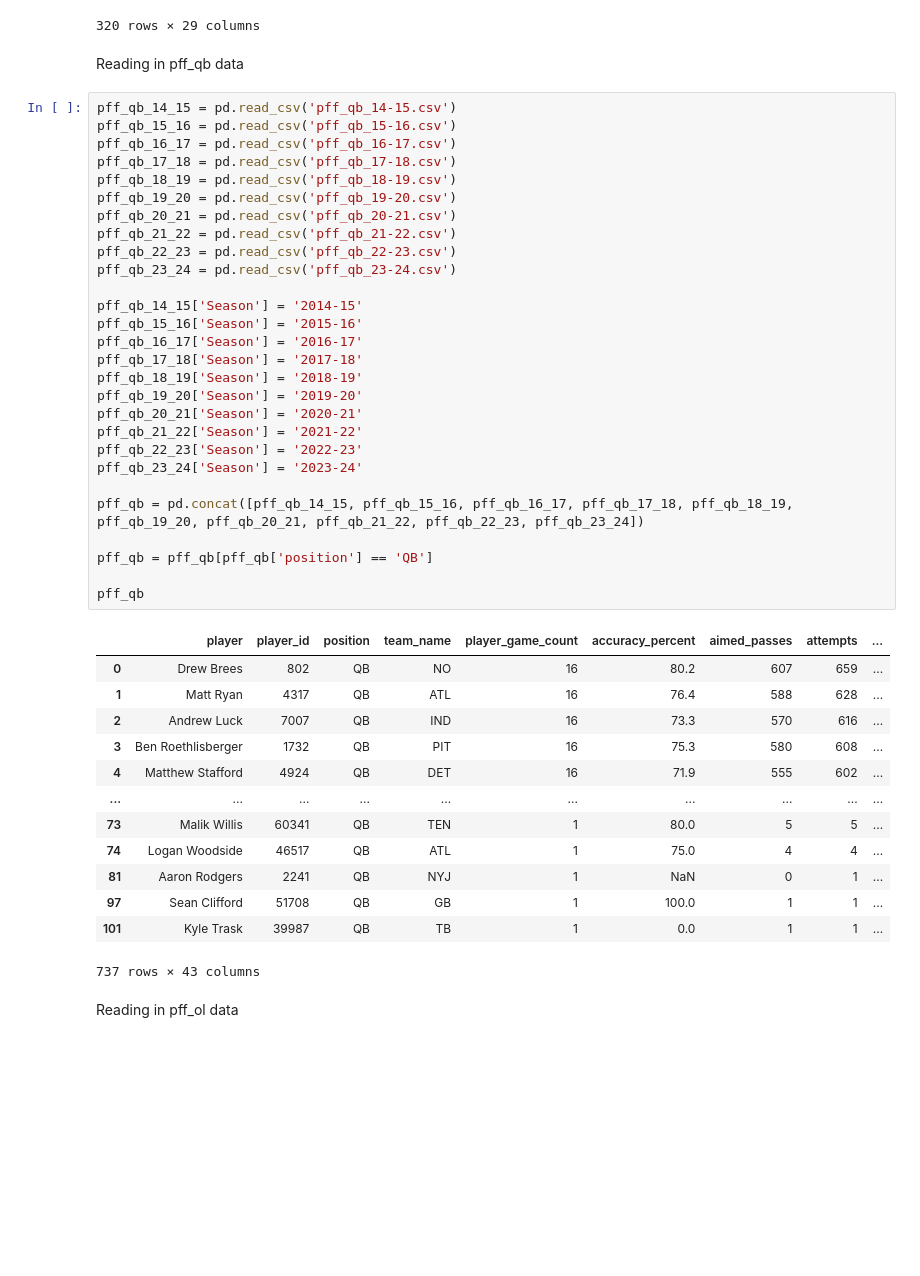
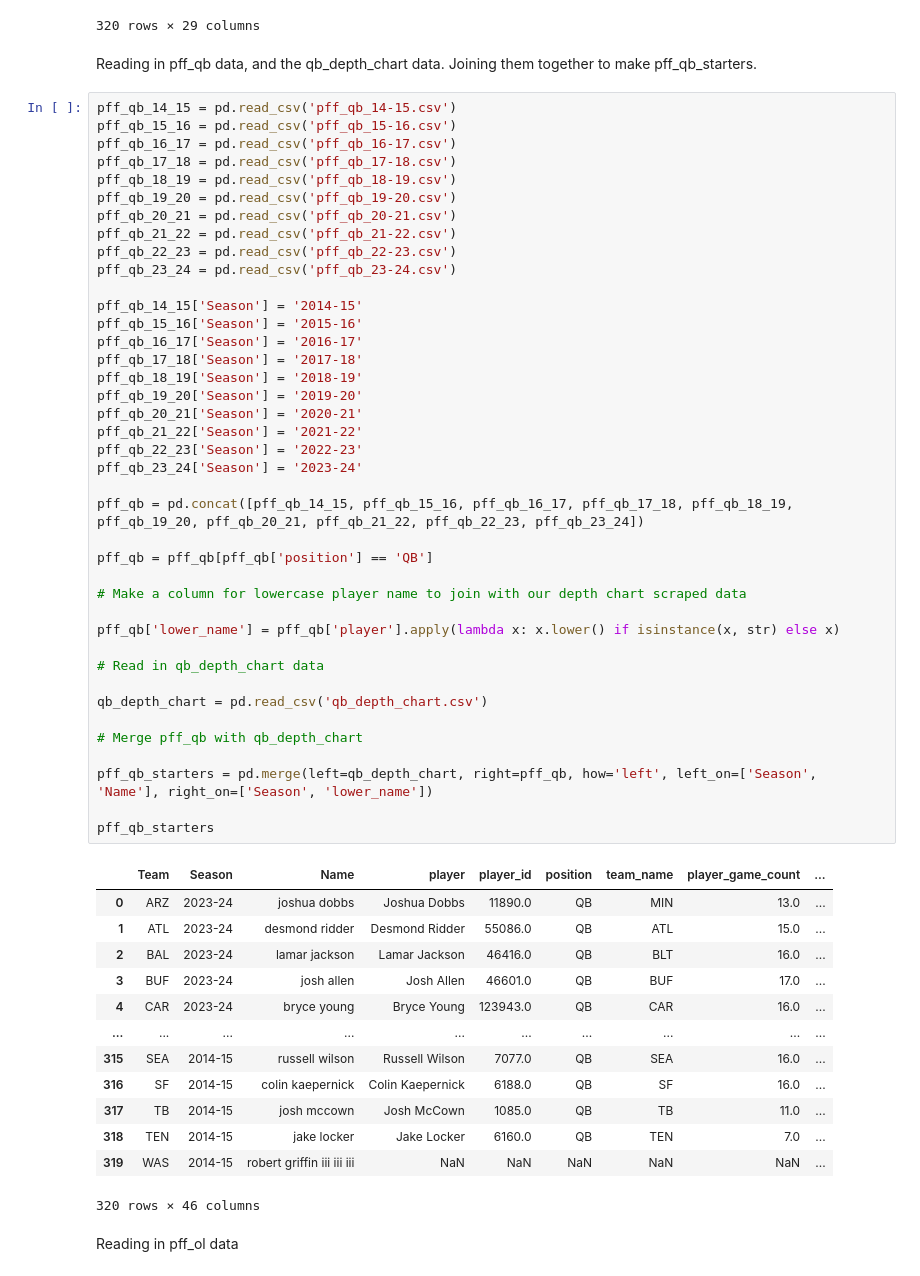
Before and after one commit to scottbwinner/NFL-Models, a Jupyter notebook: WR Model/WR Model.ipynb, the cells around one changed output. Drawn from its saved outputs; the diff is of its cells as text; blank space fills up the shorter version.

Commit message:
Successfully scraped, cleaned, and joined qb depth chart data

```diff
--- a/WR Model/WR Model.ipynb
+++ b/WR Model/WR Model.ipynb
@@ -310,50 +311,62 @@ pfr_tm_off
 | 30 | 31.0 | New England Patriots | 17.0 | 236.0 | 4696.0 | 1020.0 | 4.6 | 29.0 | 8.0 | 261.0 | ... | ... |
 | 31 | 32.0 | Carolina Panthers | 17.0 | 236.0 | 4510.0 | 1096.0 | 4.1 | 20.0 | 10.0 | 297.0 | ... | ... |
 320 rows × 29 columns
-# %% [markdown]
-Reading in pff_qb data
+# %% [markdown]
+Reading in pff_qb data, and the qb_depth_chart data. Joining them together to make pff_qb_starters.
 # %%
 pff_qb_14_15 = pd.read_csv('pff_qb_14-15.csv')
 pff_qb_15_16 = pd.read_csv('pff_qb_15-16.csv')
 pff_qb_16_17 = pd.read_csv('pff_qb_16-17.csv')
 pff_qb_17_18 = pd.read_csv('pff_qb_17-18.csv')
 pff_qb_18_19 = pd.read_csv('pff_qb_18-19.csv')
 pff_qb_19_20 = pd.read_csv('pff_qb_19-20.csv')
 pff_qb_20_21 = pd.read_csv('pff_qb_20-21.csv')
 pff_qb_21_22 = pd.read_csv('pff_qb_21-22.csv')
 pff_qb_22_23 = pd.read_csv('pff_qb_22-23.csv')
 pff_qb_23_24 = pd.read_csv('pff_qb_23-24.csv')
 
 pff_qb_14_15['Season'] = '2014-15'
 pff_qb_15_16['Season'] = '2015-16'
 pff_qb_16_17['Season'] = '2016-17'
 pff_qb_17_18['Season'] = '2017-18'
 pff_qb_18_19['Season'] = '2018-19'
 pff_qb_19_20['Season'] = '2019-20'
 pff_qb_20_21['Season'] = '2020-21'
 pff_qb_21_22['Season'] = '2021-22'
 pff_qb_22_23['Season'] = '2022-23'
 pff_qb_23_24['Season'] = '2023-24'
 
 pff_qb = pd.concat([pff_qb_14_15, pff_qb_15_16, pff_qb_16_17, pff_qb_17_18, pff_qb_18_19, pff_qb_19_20, pff_qb_20_21, pff_qb_21_22, pff_qb_22_23, pff_qb_23_24])
 
 pff_qb = pff_qb[pff_qb['position'] == 'QB']
 
-pff_qb
+# Make a column for lowercase player name to join with our depth chart scraped data
+
+pff_qb['lower_name'] = pff_qb['player'].apply(lambda x: x.lower() if isinstance(x, str) else x)
+
+# Read in qb_depth_chart data
+
+qb_depth_chart = pd.read_csv('qb_depth_chart.csv')
+
+# Merge pff_qb with qb_depth_chart
+
+pff_qb_starters = pd.merge(left=qb_depth_chart, right=pff_qb, how='left', left_on=['Season', 'Name'], right_on=['Season', 'lower_name'])
+
+pff_qb_starters
 # %% [output]
-|  | player | player_id | position | team_name | player_game_count | accuracy_percent | aimed_passes | attempts | ... |
-| 0 | Drew Brees | 802 | QB | NO | 16 | 80.2 | 607 | 659 | ... |
-| 1 | Matt Ryan | 4317 | QB | ATL | 16 | 76.4 | 588 | 628 | ... |
-| 2 | Andrew Luck | 7007 | QB | IND | 16 | 73.3 | 570 | 616 | ... |
-| 3 | Ben Roethlisberger | 1732 | QB | PIT | 16 | 75.3 | 580 | 608 | ... |
-| 4 | Matthew Stafford | 4924 | QB | DET | 16 | 71.9 | 555 | 602 | ... |
+|  | Team | Season | Name | player | player_id | position | team_name | player_game_count | ... |
+| 0 | ARZ | 2023-24 | joshua dobbs | Joshua Dobbs | 11890.0 | QB | MIN | 13.0 | ... |
+| 1 | ATL | 2023-24 | desmond ridder | Desmond Ridder | 55086.0 | QB | ATL | 15.0 | ... |
+| 2 | BAL | 2023-24 | lamar jackson | Lamar Jackson | 46416.0 | QB | BLT | 16.0 | ... |
+| 3 | BUF | 2023-24 | josh allen | Josh Allen | 46601.0 | QB | BUF | 17.0 | ... |
+| 4 | CAR | 2023-24 | bryce young | Bryce Young | 123943.0 | QB | CAR | 16.0 | ... |
 | ... | ... | ... | ... | ... | ... | ... | ... | ... | ... |
-| 73 | Malik Willis | 60341 | QB | TEN | 1 | 80.0 | 5 | 5 | ... |
-| 74 | Logan Woodside | 46517 | QB | ATL | 1 | 75.0 | 4 | 4 | ... |
-| 81 | Aaron Rodgers | 2241 | QB | NYJ | 1 | NaN | 0 | 1 | ... |
-| 97 | Sean Clifford | 51708 | QB | GB | 1 | 100.0 | 1 | 1 | ... |
-| 101 | Kyle Trask | 39987 | QB | TB | 1 | 0.0 | 1 | 1 | ... |
+| 315 | SEA | 2014-15 | russell wilson | Russell Wilson | 7077.0 | QB | SEA | 16.0 | ... |
+| 316 | SF | 2014-15 | colin kaepernick | Colin Kaepernick | 6188.0 | QB | SF | 16.0 | ... |
+| 317 | TB | 2014-15 | josh mccown | Josh McCown | 1085.0 | QB | TB | 11.0 | ... |
+| 318 | TEN | 2014-15 | jake locker | Jake Locker | 6160.0 | QB | TEN | 7.0 | ... |
+| 319 | WAS | 2014-15 | robert griffin iii iii iii | NaN | NaN | NaN | NaN | NaN | ... |
-737 rows × 43 columns
+320 rows × 46 columns
 # %% [markdown]
 Reading in pff_ol data
 # %%
```
Also changed, not shown: parts of 2 cells of this notebook, 2 other files.
